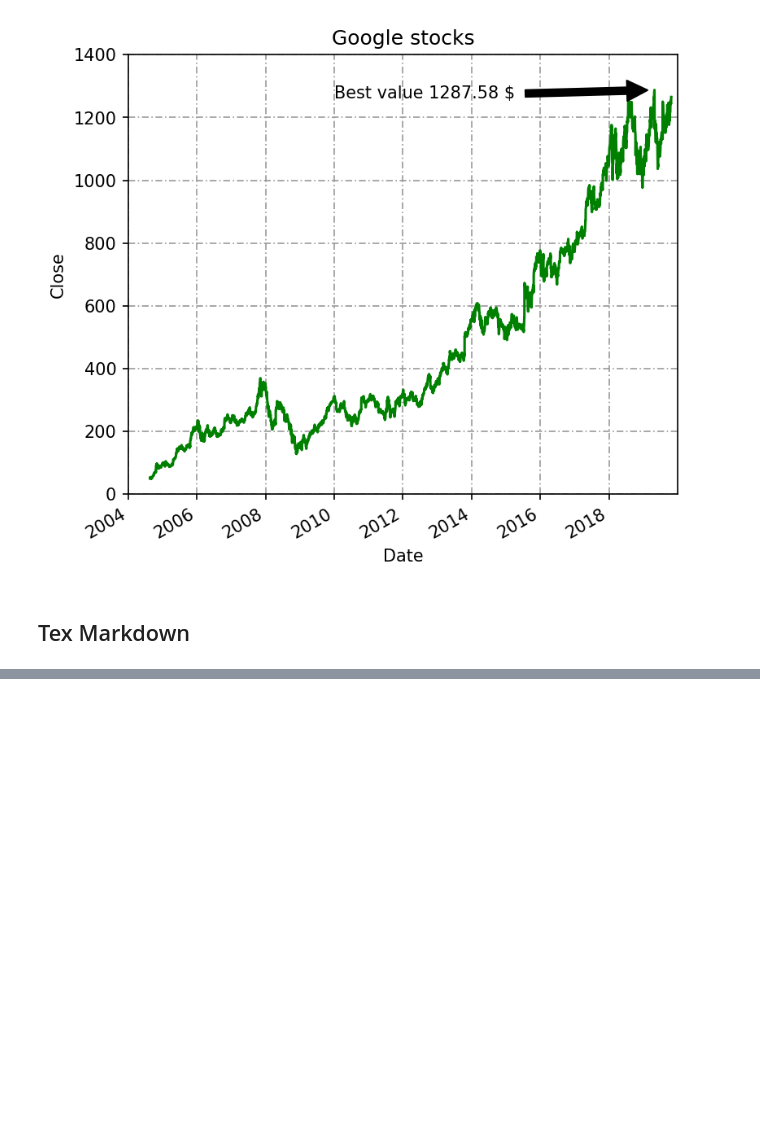
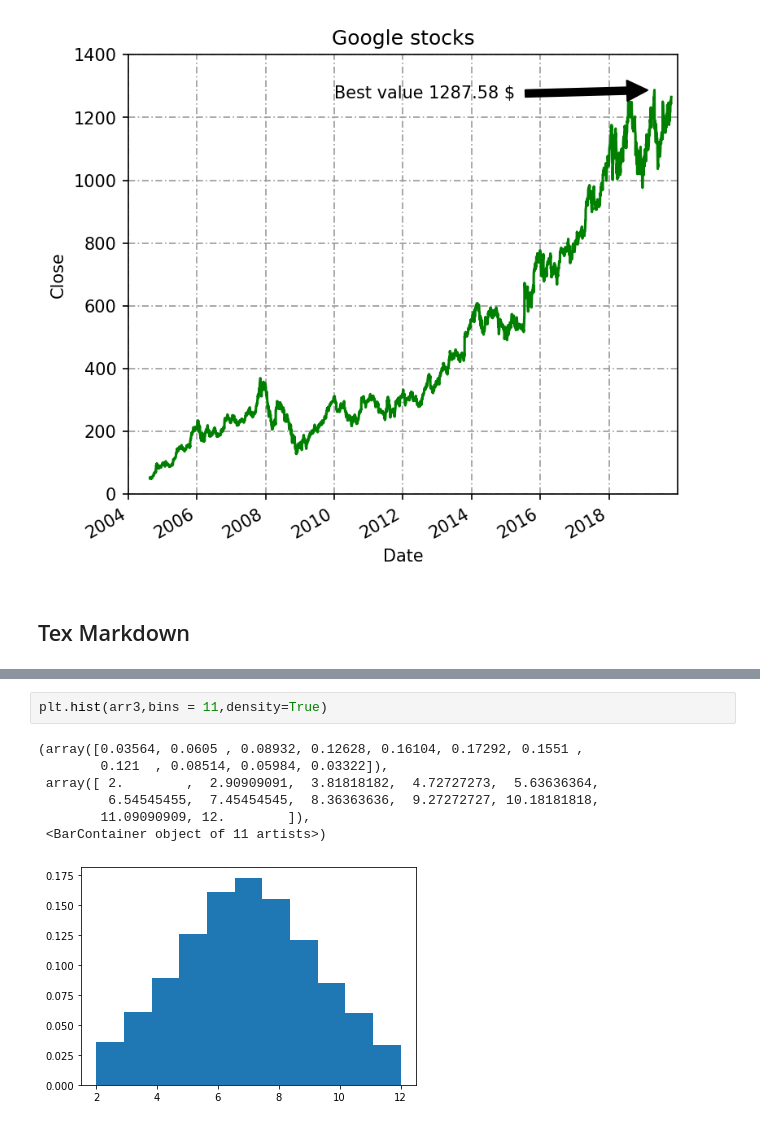
Before and after one commit to fdalforno/basic_course, a Jupyter notebook: 04 - Matplotlib.ipynb, the cells around one changed output, grey strips where cells are left out. Cells and saved outputs as stored; diff of their text form; blank space fills up the shorter version.

```diff
--- a/04 - Matplotlib.ipynb
+++ b/04 - Matplotlib.ipynb
@@ -136,0 +164,10 @@ Text(2010-01-01, 1260, 'Best value 1287.58 $')
+# %%
+plt.hist(arr3,bins = 11,density=True)
+# %% [output]
+(array([0.03564, 0.0605 , 0.08932, 0.12628, 0.16104, 0.17292, 0.1551 ,
+        0.121  , 0.08514, 0.05984, 0.03322]),
+ array([ 2.        ,  2.90909091,  3.81818182,  4.72727273,  5.63636364,
+         6.54545455,  7.45454545,  8.36363636,  9.27272727, 10.18181818,
+        11.09090909, 12.        ]),
+ <BarContainer object of 11 artists>)
+[figure, added]
```
Also changed, not shown: parts of 21 cells of this notebook, 9 other files.
